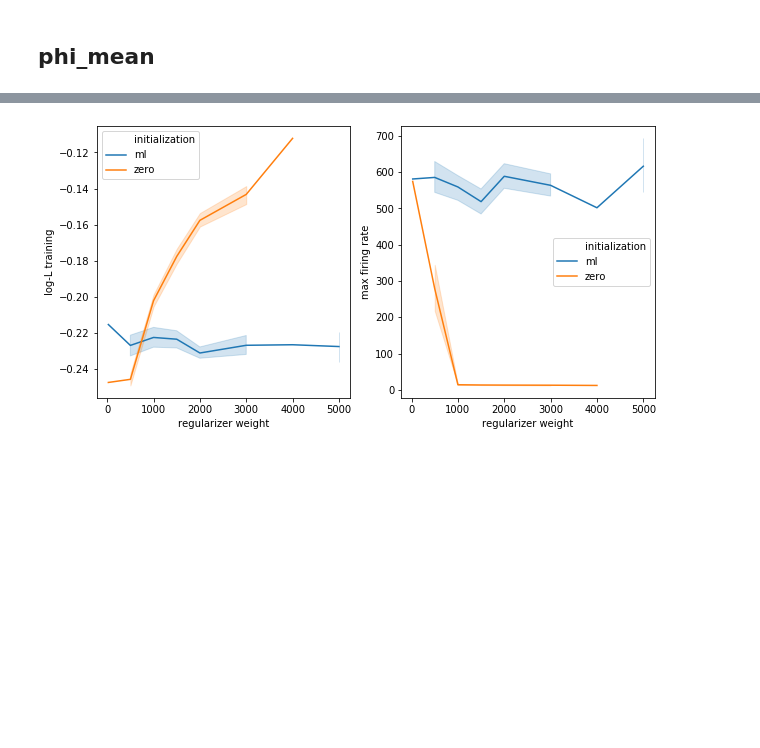
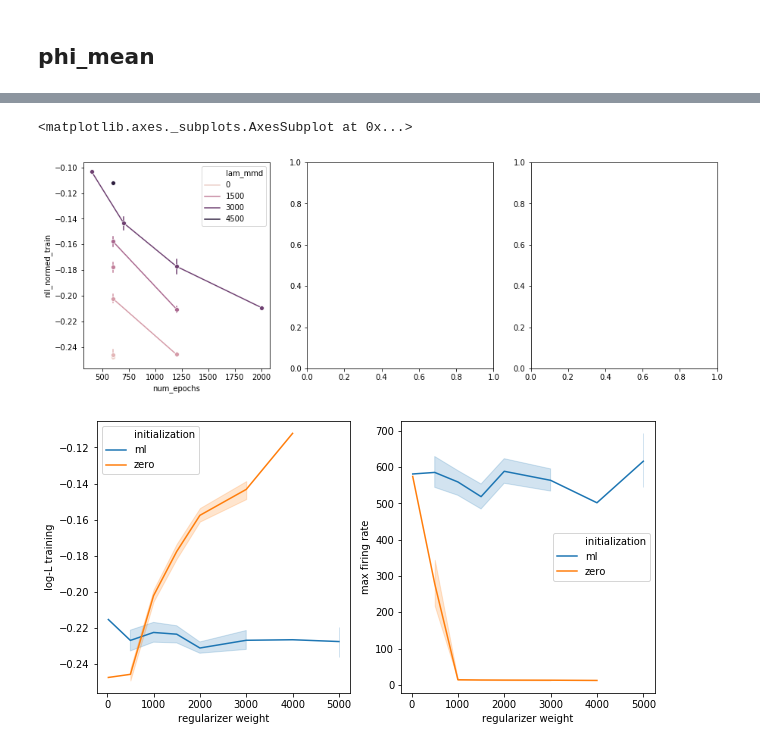
Before and after one commit to diegoarri91/mmd-glm, a Jupyter notebook: experiments/figure4/analysis.ipynb, the cells around one changed output, grey strips where cells are left out. Cells and saved outputs as stored; diff of their text form; code cells hidden in the pictures; blank space fills up the shorter version.

```diff
--- a/experiments/figure4/analysis.ipynb
+++ b/experiments/figure4/analysis.ipynb
@@ -47,3 +51,23 @@ sns.scatterplot(x='nll_normed_train', y='fr_max_mean', hue='initialization', dat
+# %%
+data = df[df.nll_normed_train < 0].copy()
+data = data[data.lr.isin([1e-2]) & (data.n_batch_fr == 800) & (data.initialization == 'zero')]
+# data = data[(data.num_epochs == 700) & (data.n_batch_fr == 400)]
+data = data[(data.beta0 == 0)]
+data = data[(data.beta1 == 0)]
+data['lam_mmd'] = data['lam_mmd'].astype(int)
+
+fig, (ax1, ax2, ax3) = plt.subplots(figsize=(15, 5), ncols=3)
+
+sns.lineplot(x='num_epochs', y='nll_normed_train', marker='o', err_style='bars', hue='lam_mmd', data=data, ax=ax1)
+# sns.stripplot(x='beta1', y='nll_normed_train', hue='initialization', data=data[data.lam_mmd == 2000], ax=ax2)
+# sns.scatterplot(x='nll_normed_train', y='fr_max_mean', hue='initialization', data=data, ax=ax3)
+
+# ax2.set_xscale('log')
+
+# display(data.loc[(data.nll_normed_train - -0.15).abs() < 0.02, ['mmd_mean', 'nll_normed_train', 'mmd_sd', 'lam_mmd', 'num_epochs', 'beta0', 'beta1', 'n_batch_fr', 'fr_mean_mean', 'fr_max_mean', 'initialization']])
+# %% [output]
+<matplotlib.axes._subplots.AxesSubplot at 0x...>
+[figure, added]
 # %%
 data = df[df.nll_normed_train < 0].copy()
 data = data[data.num_epochs.isin([600, 700]) & data.lr.isin([1e-2]) & (data.n_batch_fr == 800)]
```
Also changed, not shown: parts of 7 cells of this notebook, 12 other files.
